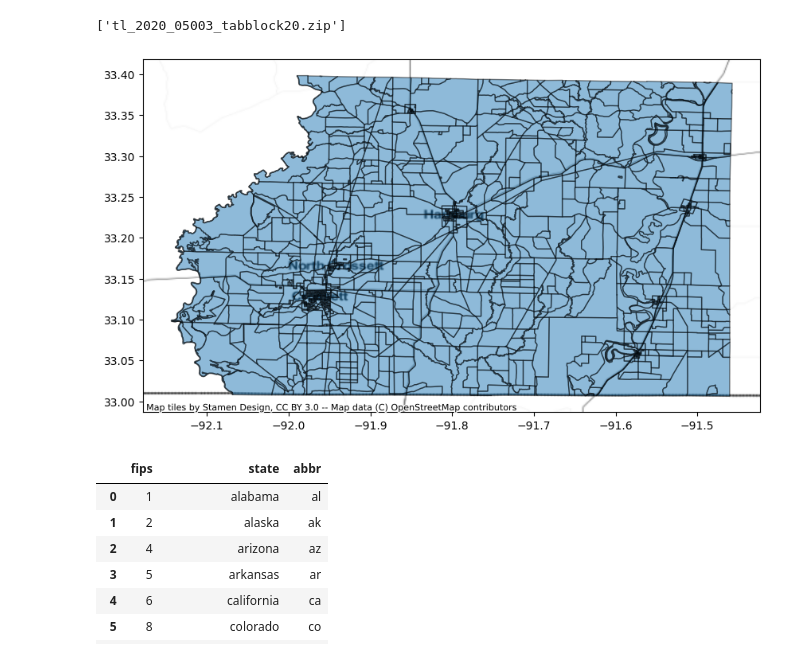
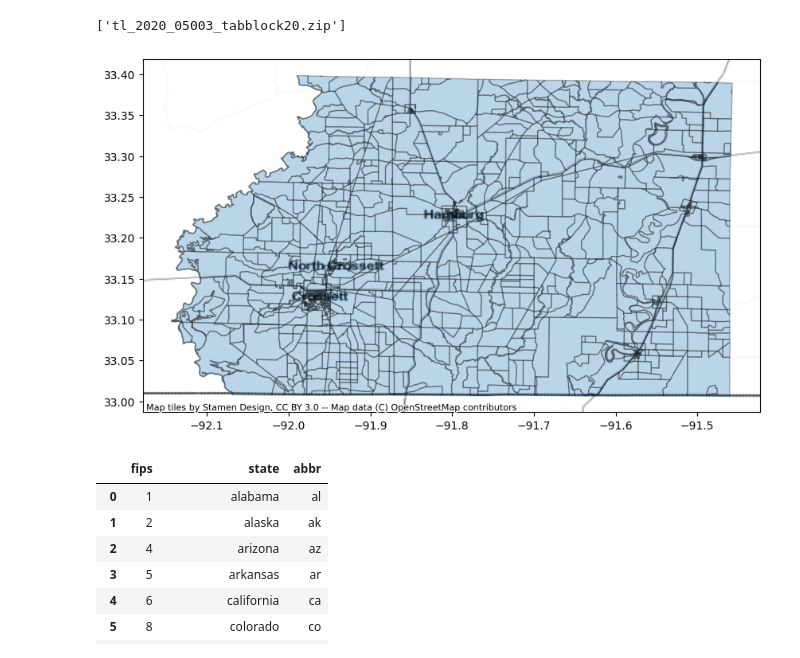
Before and after one commit to uva-bi-sdad/national_address_database, a Jupyter notebook: code/2023-06-19 spatial join address to shape files check.ipynb, the cells around one changed output. Saved outputs shown, nothing was run; the diff lists cells and outputs as text; code cells hidden in the pictures.

```diff
--- a/code/2023-06-19 spatial join address to shape files check.ipynb
+++ b/code/2023-06-19 spatial join address to shape files check.ipynb
@@ -54,17 +39,17 @@ print(len(shape_zips))
 # %% [output]
 3221
 # %%
-test_zip = [z for z in zips if '05003' in z]
+test_zip = [z for z in shape_zips if '05003' in z]
 test_zip
 # %% [output]
 ['tl_2020_05003_tabblock20.zip']
 # %%
 state_df = gpd.read_file(prefix+test_zip[0])
 state_df.crs= 4326
-ax = state_df.plot(figsize=(10, 10), alpha=0.5, edgecolor='black')
+ax = state_df.plot(figsize=(10, 10), alpha=0.3, edgecolor='black')
 ctx.add_basemap(ax, zoom=10, crs=state_df.crs.to_string(), source=ctx.providers.Stamen.Toner)
 # %% [output]
-[figure, old version]
+[figure, new version]
 # %%
 fsdf = pd.read_csv('../data/fips_state.csv')
 fsdf
```
Also changed, not shown: parts of 19 cells of this notebook.
